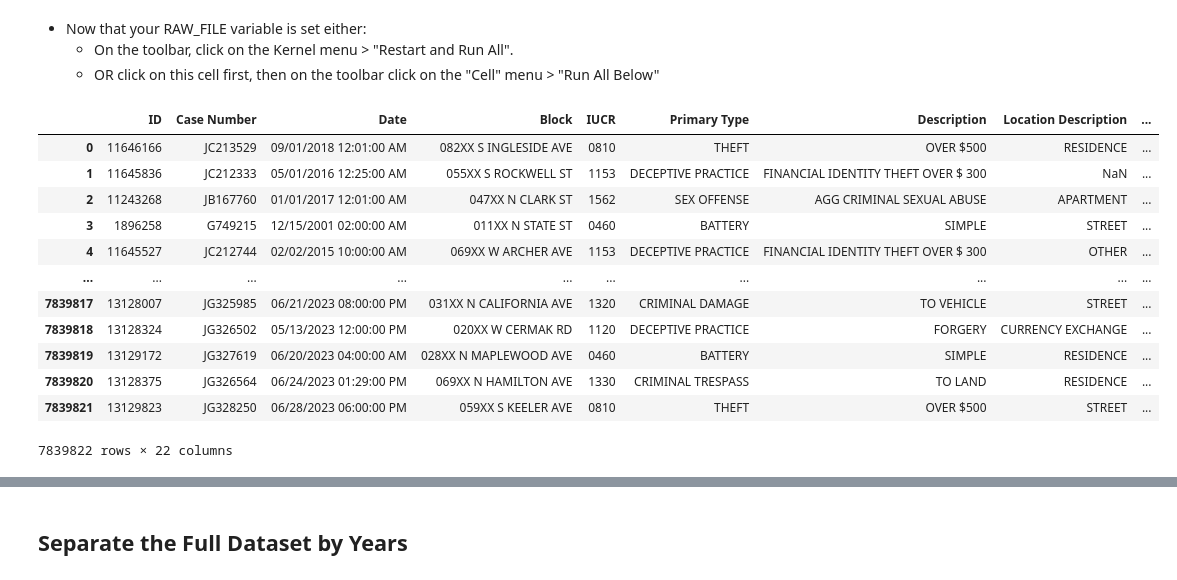
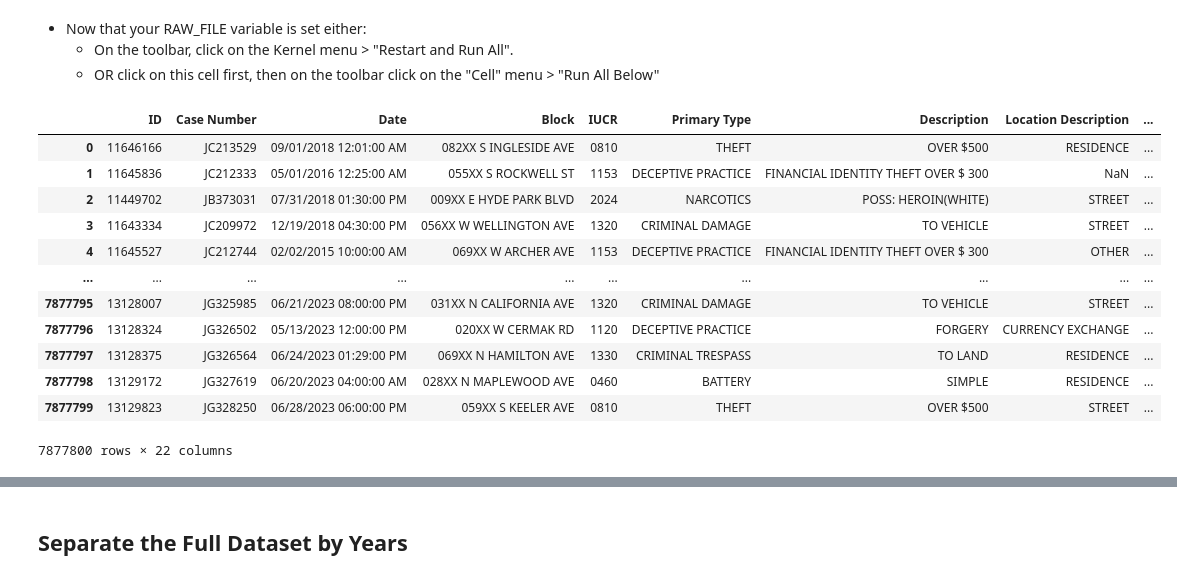
Before and after one commit to coding-dojo-data-science/preparing-chicago-crime-data, a Jupyter notebook: Workflow - Prep Chicago Crime Data.ipynb, the cells around one changed output, grey strips where cells are left out. Drawn from its saved outputs; the diff is of its cells as text; code cells hidden in the pictures.

```diff
--- a/Workflow - Prep Chicago Crime Data.ipynb
+++ b/Workflow - Prep Chicago Crime Data.ipynb
@@ -27,0 +30,5 @@
+# %%
+# api_url = "https://data.cityofchicago.org/resource/ijzp-q8t2.csv?$query=SELECT%0A%20%20%60id%60%2C%0A%20%20%60case_number%60%2C%0A%20%20%60date%60%2C%0A%20%20%60block%60%2C%0A%20%20%60iucr%60%2C%0A%20%20%60primary_type%60%2C%0A%20%20%60description%60%2C%0A%20%20%60location_description%60%2C%0A%20%20%60arrest%60%2C%0A%20%20%60domestic%60%2C%0A%20%20%60beat%60%2C%0A%20%20%60district%60%2C%0A%20%20%60ward%60%2C%0A%20%20%60community_area%60%2C%0A%20%20%60fbi_code%60%2C%0A%20%20%60x_coordinate%60%2C%0A%20%20%60y_coordinate%60%2C%0A%20%20%60year%60%2C%0A%20%20%60updated_on%60%2C%0A%20%20%60latitude%60%2C%0A%20%20%60longitude%60%2C%0A%20%20%60location%60%2C%0A%20%20%60%3A%40computed_region_awaf_s7ux%60%2C%0A%20%20%60%3A%40computed_region_6mkv_f3dw%60%2C%0A%20%20%60%3A%40computed_region_vrxf_vc4k%60%2C%0A%20%20%60%3A%40computed_region_bdys_3d7i%60%2C%0A%20%20%60%3A%40computed_region_43wa_7qmu%60%2C%0A%20%20%60%3A%40computed_region_rpca_8um6%60%2C%0A%20%20%60%3A%40computed_region_d9mm_jgwp%60%2C%0A%20%20%60%3A%40computed_region_d3ds_rm58%60%0AWHERE%20%60date%60%20%3C%20%222023-01-01T15%3A15%3A35%22%20%3A%3A%20floating_timestamp%0AORDER%20BY%20%60date%60%20DESC%20NULL%20FIRST"
+fpath = '/Users/codingdojo/Downloads/Crimes_-_2001_to_Present (1).csv'
+df = pd.read_csv(fpath)
+df.head()
@@ -88,22 +119,22 @@ os.makedirs(OUTPUT_FOLDER, exist_ok=True)
 # %%
 import pandas as pd
 
-chicago_full = pd.read_csv(RAW_FILE)
+chicago_full = df#pd.read_csv(RAW_FILE)
 chicago_full
 # %% [output]
 |  | ID | Case Number | Date | Block | IUCR | Primary Type | Description | Location Description | ... |
 | 0 | 11646166 | JC213529 | 09/01/2018 12:01:00 AM | 082XX S INGLESIDE AVE | 0810 | THEFT | OVER $500 | RESIDENCE | ... |
 | 1 | 11645836 | JC212333 | 05/01/2016 12:25:00 AM | 055XX S ROCKWELL ST | 1153 | DECEPTIVE PRACTICE | FINANCIAL IDENTITY THEFT OVER $ 300 | NaN | ... |
-| 2 | 11243268 | JB167760 | 01/01/2017 12:01:00 AM | 047XX N CLARK ST | 1562 | SEX OFFENSE | AGG CRIMINAL SEXUAL ABUSE | APARTMENT | ... |
-| 3 | 1896258 | G749215 | 12/15/2001 02:00:00 AM | 011XX N STATE ST | 0460 | BATTERY | SIMPLE | STREET | ... |
+| 2 | 11449702 | JB373031 | 07/31/2018 01:30:00 PM | 009XX E HYDE PARK BLVD | 2024 | NARCOTICS | POSS: HEROIN(WHITE) | STREET | ... |
+| 3 | 11643334 | JC209972 | 12/19/2018 04:30:00 PM | 056XX W WELLINGTON AVE | 1320 | CRIMINAL DAMAGE | TO VEHICLE | STREET | ... |
 | 4 | 11645527 | JC212744 | 02/02/2015 10:00:00 AM | 069XX W ARCHER AVE | 1153 | DECEPTIVE PRACTICE | FINANCIAL IDENTITY THEFT OVER $ 300 | OTHER | ... |
 | ... | ... | ... | ... | ... | ... | ... | ... | ... | ... |
-| 7839817 | 13128007 | JG325985 | 06/21/2023 08:00:00 PM | 031XX N CALIFORNIA AVE | 1320 | CRIMINAL DAMAGE | TO VEHICLE | STREET | ... |
-| 7839818 | 13128324 | JG326502 | 05/13/2023 12:00:00 PM | 020XX W CERMAK RD | 1120 | DECEPTIVE PRACTICE | FORGERY | CURRENCY EXCHANGE | ... |
-| 7839819 | 13129172 | JG327619 | 06/20/2023 04:00:00 AM | 028XX N MAPLEWOOD AVE | 0460 | BATTERY | SIMPLE | RESIDENCE | ... |
-| 7839820 | 13128375 | JG326564 | 06/24/2023 01:29:00 PM | 069XX N HAMILTON AVE | 1330 | CRIMINAL TRESPASS | TO LAND | RESIDENCE | ... |
-| 7839821 | 13129823 | JG328250 | 06/28/2023 06:00:00 PM | 059XX S KEELER AVE | 0810 | THEFT | OVER $500 | STREET | ... |
+| 7877795 | 13128007 | JG325985 | 06/21/2023 08:00:00 PM | 031XX N CALIFORNIA AVE | 1320 | CRIMINAL DAMAGE | TO VEHICLE | STREET | ... |
+| 7877796 | 13128324 | JG326502 | 05/13/2023 12:00:00 PM | 020XX W CERMAK RD | 1120 | DECEPTIVE PRACTICE | FORGERY | CURRENCY EXCHANGE | ... |
+| 7877797 | 13128375 | JG326564 | 06/24/2023 01:29:00 PM | 069XX N HAMILTON AVE | 1330 | CRIMINAL TRESPASS | TO LAND | RESIDENCE | ... |
+| 7877798 | 13129172 | JG327619 | 06/20/2023 04:00:00 AM | 028XX N MAPLEWOOD AVE | 0460 | BATTERY | SIMPLE | RESIDENCE | ... |
+| 7877799 | 13129823 | JG328250 | 06/28/2023 06:00:00 PM | 059XX S KEELER AVE | 0810 | THEFT | OVER $500 | STREET | ... |
-7839822 rows × 22 columns
+7877800 rows × 22 columns
 # %%
 # this cell can take up to 1 min to run
 date_format = "%m/%d/%Y %H:%M:%S %p"
```
Also changed, not shown: parts of 20 cells of this notebook, 23 other files.
